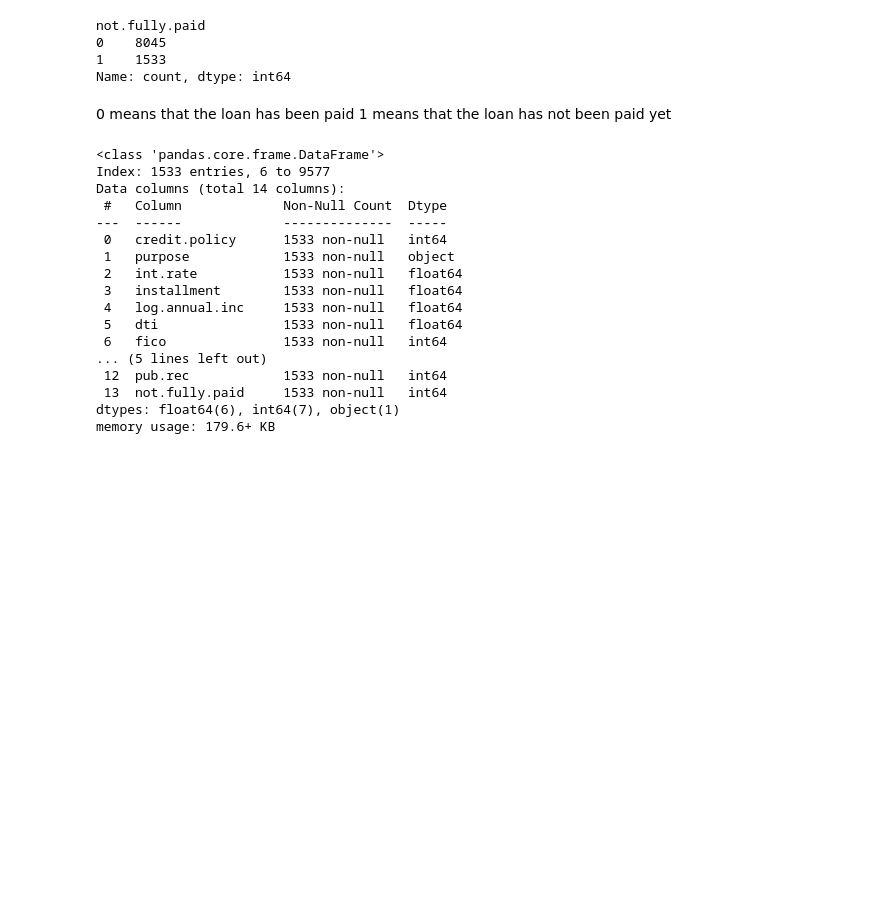
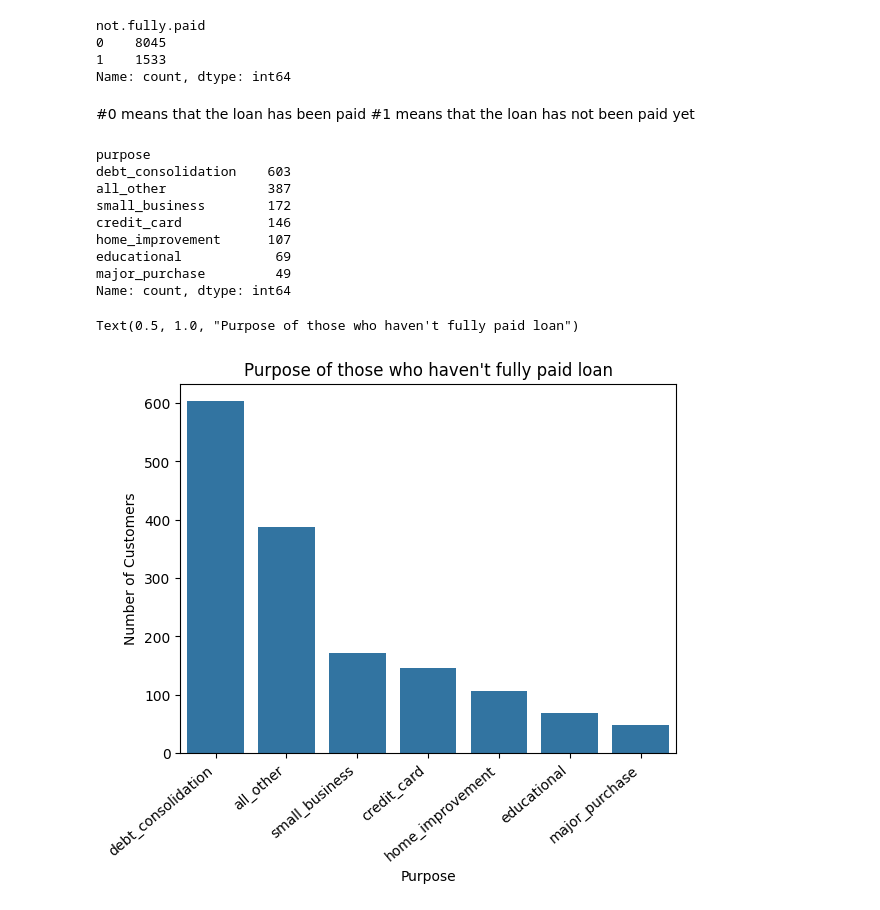
Before and after one commit to nickygatsby/summer-internship-prep, a Jupyter notebook: pandas_prep/loan_data_analysis.ipynb, the cells around one changed output. Saved outputs shown, nothing was run; the diff lists cells and outputs as text; code cells hidden in the pictures; blank space fills up the shorter version.

Commit message:
analytics: analyzed purpose of those who haven't paid loan

```diff
--- a/pandas_prep/loan_data_analysis.ipynb
+++ b/pandas_prep/loan_data_analysis.ipynb
@@ -61,28 +61,32 @@ not.fully.paid
 0    8045
 1    1533
 Name: count, dtype: int64
-# %% [markdown]
-0 means that the loan has been paid
-1 means that the loan has not been paid yet
+# %% [markdown]
+#0 means that the loan has been paid
+#1 means that the loan has not been paid yet
 # %%
 df_notpaid = df[df["not.fully.paid"]==1]
 
 #groupby purpose
+purpose_counts = df_notpaid['purpose'].value_counts()
+print(purpose_counts)
+
+#graph
+plt.figure()
+sns.barplot(x=purpose_counts.index, y=purpose_counts.values)
+plt.ylabel("Number of Customers")
+plt.xlabel("Purpose")
+plt.xticks(rotation=40, ha='right')
+plt.title("Purpose of those who haven't fully paid loan")
 # %% [output]
-<class 'pandas.core.frame.DataFrame'>
-Index: 1533 entries, 6 to 9577
-Data columns (total 14 columns):
- #   Column             Non-Null Count  Dtype
----  ------             --------------  -----
- 0   credit.policy      1533 non-null   int64
- 1   purpose            1533 non-null   object
- 2   int.rate           1533 non-null   float64
- 3   installment        1533 non-null   float64
- 4   log.annual.inc     1533 non-null   float64
- 5   dti                1533 non-null   float64
- 6   fico               1533 non-null   int64
-... (5 lines left out)
- 12  pub.rec            1533 non-null   int64
- 13  not.fully.paid     1533 non-null   int64
-dtypes: float64(6), int64(7), object(1)
-memory usage: 179.6+ KB
+purpose
+debt_consolidation    603
+all_other             387
+small_business        172
+credit_card           146
+home_improvement      107
+educational            69
+major_purchase         49
+Name: count, dtype: int64
+Text(0.5, 1.0, "Purpose of those who haven't fully paid loan")
+[figure, added]
```
Also changed, not shown: parts of 1 cell of this notebook.
